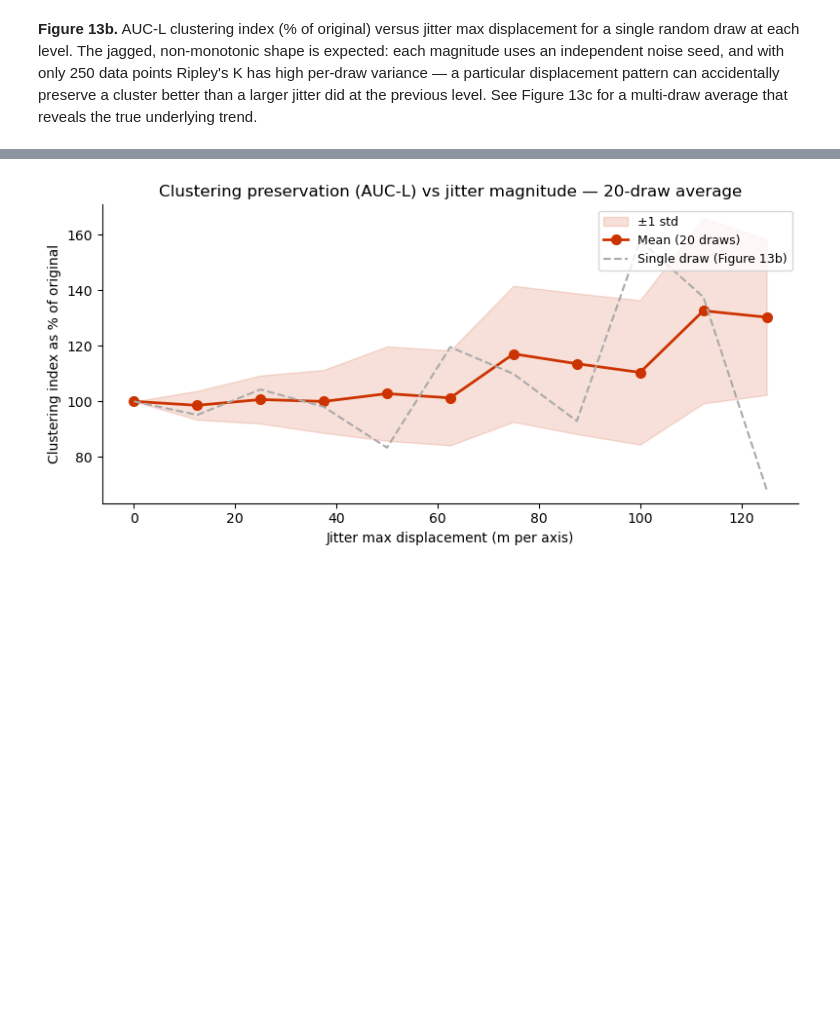
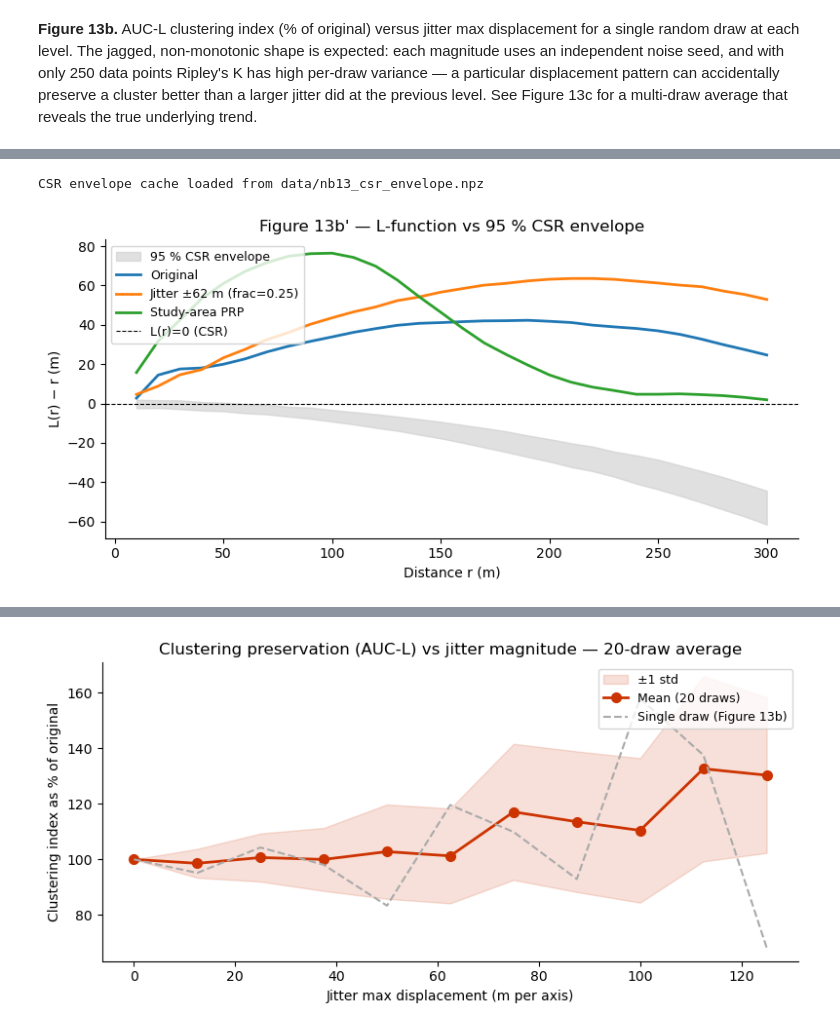
Before and after one commit to PHI-Case-Studies/2026-Map-Encryption-Library, a Jupyter notebook: 13-advanced-evaluation-part2.ipynb, the cells around one changed output, grey strips where cells are left out. Drawn from its saved outputs; the diff is of its cells as text; code cells hidden in the pictures; blank space fills up the shorter version.

```diff
--- a/13-advanced-evaluation-part2.ipynb
+++ b/13-advanced-evaluation-part2.ipynb
@@ -254,0 +280,74 @@ At ±62 m (jitter_max_frac=0.25): 119.6% of original clustering preserved
+# %%
+# ── CSR envelope: three scenarios, 199 simulations, cached ───────────────────
+import os as _os_csr
+
+_csr_cache = 'data/nb13_csr_envelope.npz'
+
+if RECOMPUTE or not _os_csr.path.exists(_csr_cache):
+    print('Computing CSR envelopes (n_simulations=199, three scenarios) ...')
+    _xy_scenarios = [('orig', xy_orig), ('jit', xy_jit)]
+    _scope_npz = 'data/nb13_prp_scope.npz'
+    if _os_csr.path.exists(_scope_npz):
+        _xy_scenarios.append(('sa', np.load(_scope_npz)['xy_sa']))
+
+    _L_obs  = {}
+    _env_lo = None
+    _env_hi = None
+    for _key, _xy in _xy_scenarios:
+        with warnings.catch_warnings():
+            warnings.simplefilter('ignore')
+            _kr = k_test(_xy, keep_simulations=True,
+                         n_simulations=199, support=support)
+        _L_obs[_key] = np.sqrt(_kr.statistic / np.pi) - support
+        if _key == 'orig':            # derive shared envelope from original intensity
+            # simulations shape: (n_simulations, n_support) = (199, 30)
+            _sims_L  = np.sqrt(_kr.simulations / np.pi) - support[np.newaxis, :]
+            _env_lo  = np.percentile(_sims_L, 2.5,  axis=0)
+            _env_hi  = np.percentile(_sims_L, 97.5, axis=0)
+        print(f'  {_key}: done')
+
+    np.savez(_csr_cache,
+             support = support,
+             L_orig  = _L_obs['orig'],
+             L_jit   = _L_obs['jit'],
+             L_sa    = _L_obs.get('sa', np.full_like(support, np.nan)),
+             env_lo  = _env_lo,
+             env_hi  = _env_hi)
+    print('CSR envelope cache written to', _csr_cache)
+else:
+    _d_csr  = np.load(_csr_cache)
+    _L_obs  = {'orig': _d_csr['L_orig'],
+               'jit':  _d_csr['L_jit'],
+               'sa':   _d_csr['L_sa']}
+    _env_lo = _d_csr['env_lo']
+    _env_hi = _d_csr['env_hi']
+    print('CSR envelope cache loaded from', _csr_cache)
+# %% [output]
+CSR envelope cache loaded from data/nb13_csr_envelope.npz
+# %%
+fig, ax = plt.subplots(figsize=(8, 4))
+
+# 95 % CSR envelope (shared, derived from original data intensity)
+ax.fill_between(support, _env_lo, _env_hi,
+                color='#cccccc', alpha=0.6, label='95 % CSR envelope')
+
+# Observed L-curves
+ax.plot(support, _L_obs['orig'], color='#1f77b4', linewidth=2, label='Original')
+ax.plot(support, _L_obs['jit'],  color='#ff7f0e', linewidth=2,
+        label=f'Jitter \u00b1{J_BASE:.0f} m (frac=0.25)')
+if not np.all(np.isnan(_L_obs['sa'])):
+    ax.plot(support, _L_obs['sa'], color='#2ca02c', linewidth=2,
+            label='Study-area PRP')
+
+# L=0 reference (CSR expectation)
+ax.axhline(0, color='black', linestyle='--', linewidth=0.8, label='L(r)=0 (CSR)')
+
+ax.set_xlabel('Distance r (m)')
+ax.set_ylabel('L(r) \u2212 r (m)')
+ax.set_title("Figure 13b' \u2014 L-function vs 95 % CSR envelope")
+ax.legend(loc='upper left', fontsize=9)
+sns.despine()
+plt.tight_layout()
+plt.show()
+# %% [output]
+[figure, added]
```
Also changed, not shown: parts of 7 cells of this notebook, 1 other file.
